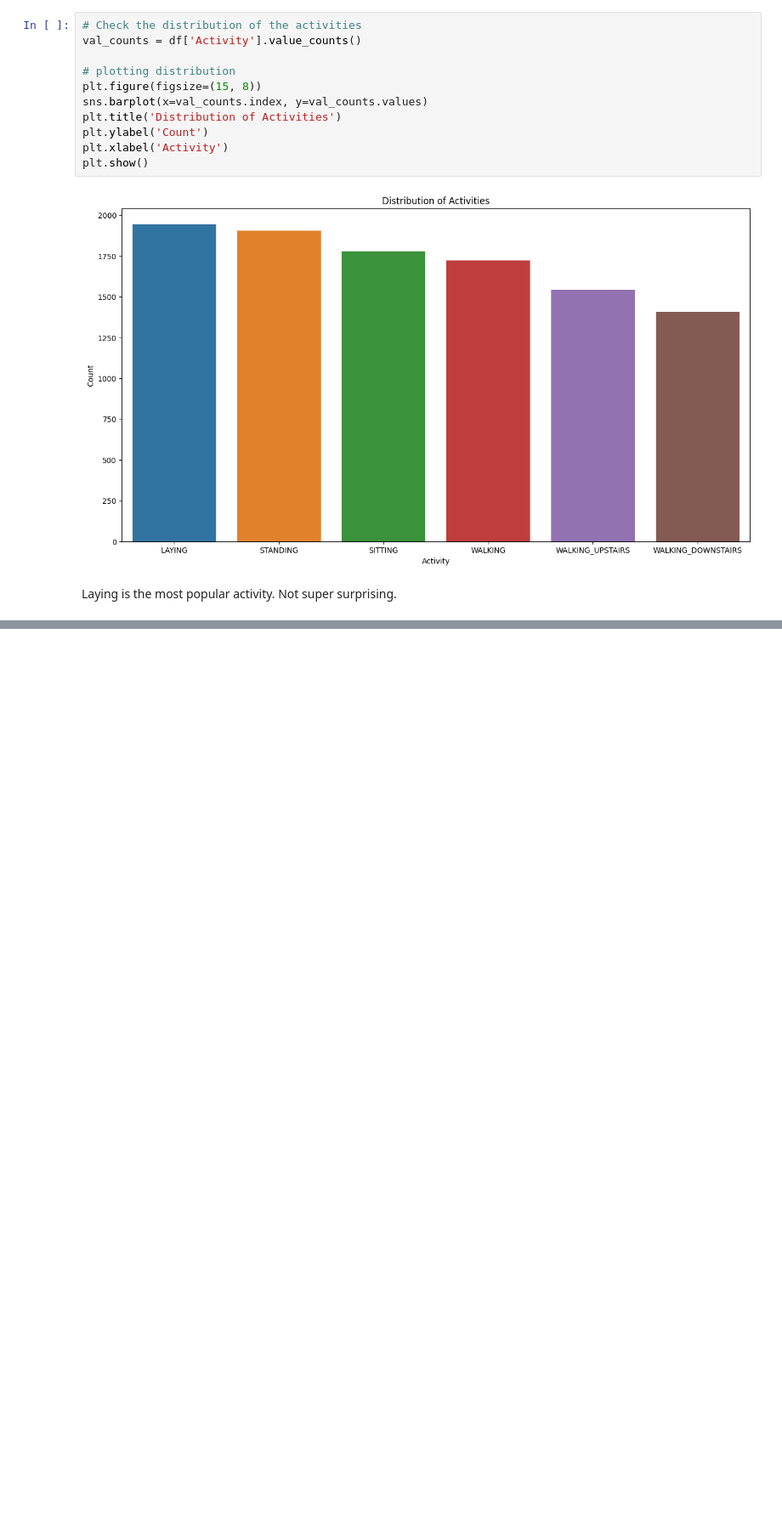
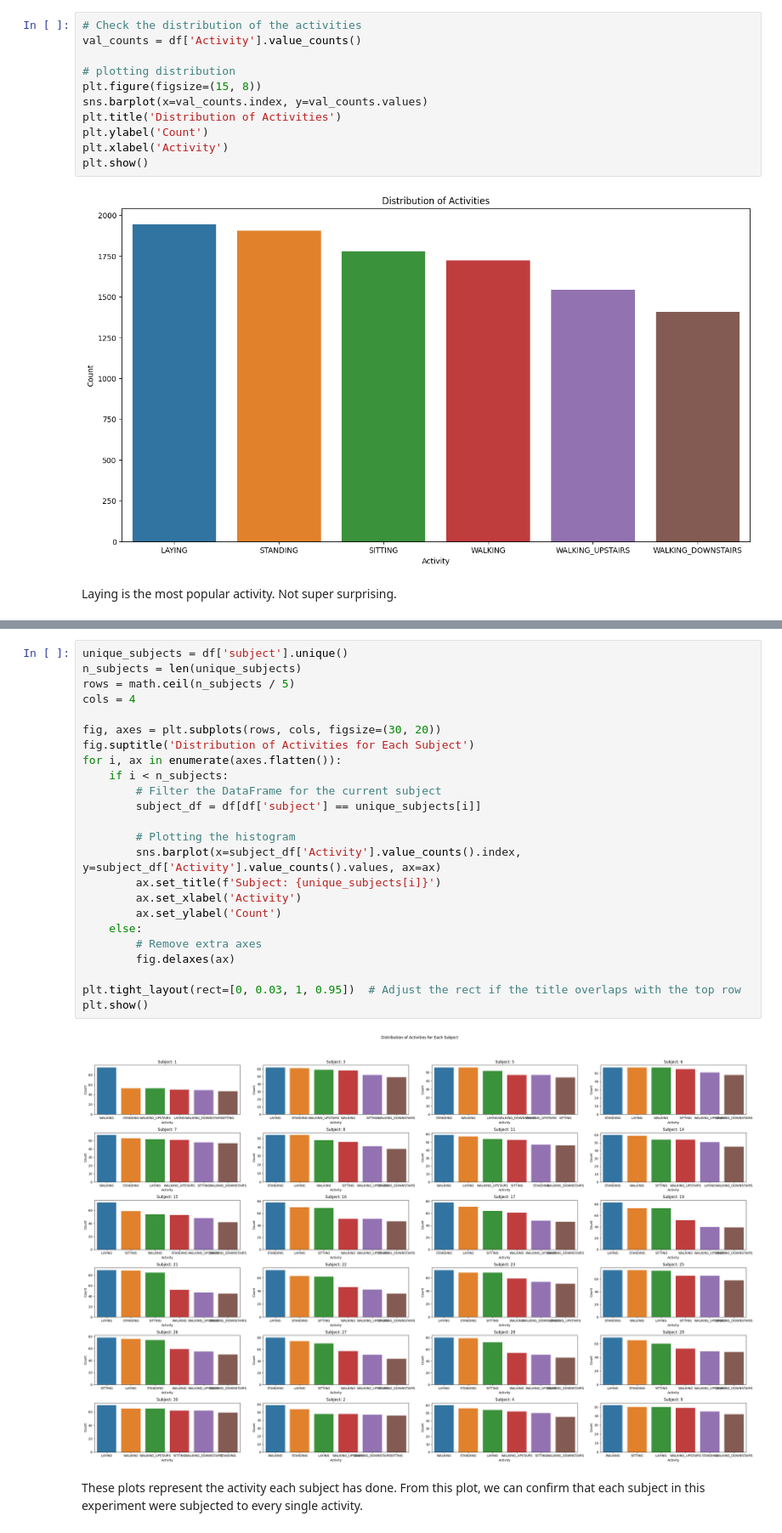
Before and after one commit to soumildatta/ActivityDetection, a Jupyter notebook: test.ipynb, the cells around one changed output, grey strips where cells are left out. Shown: that part at 85% size. Saved outputs shown, nothing was run; the diff lists cells and outputs as text; blank space fills up the shorter version.

Commit message:
Getting row counts for subjects:

```diff
--- a/test.ipynb
+++ b/test.ipynb
@@ -82,0 +98,28 @@ Laying is the most popular activity. Not super surprising.
+# %%
+unique_subjects = df['subject'].unique()
+n_subjects = len(unique_subjects)
+rows = math.ceil(n_subjects / 5)
+cols = 4
+
+fig, axes = plt.subplots(rows, cols, figsize=(30, 20))
+fig.suptitle('Distribution of Activities for Each Subject')
+for i, ax in enumerate(axes.flatten()):
+    if i < n_subjects:
+        # Filter the DataFrame for the current subject
+        subject_df = df[df['subject'] == unique_subjects[i]]
+
+        # Plotting the histogram
+        sns.barplot(x=subject_df['Activity'].value_counts().index, y=subject_df['Activity'].value_counts().values, ax=ax)
+        ax.set_title(f'Subject: {unique_subjects[i]}')
+        ax.set_xlabel('Activity')
+        ax.set_ylabel('Count')
+    else:
+        # Remove extra axes
+        fig.delaxes(ax)
+
+plt.tight_layout(rect=[0, 0.03, 1, 0.95])  # Adjust the rect if the title overlaps with the top row
+plt.show()
+# %% [output]
+[figure, added]
+# %% [markdown]
+These plots represent the activity each subject has done. From this plot, we can confirm that each subject in this experiment were subjected to every single activity.
```
Also changed, not shown: parts of 2 cells of this notebook.
